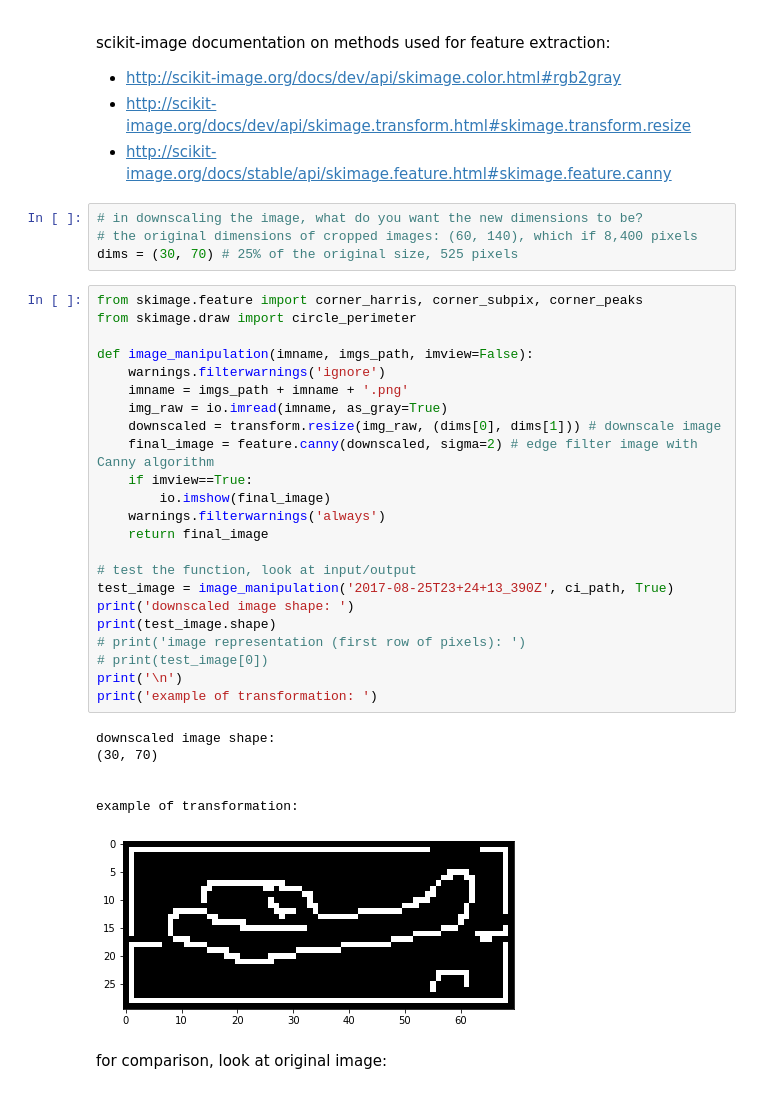
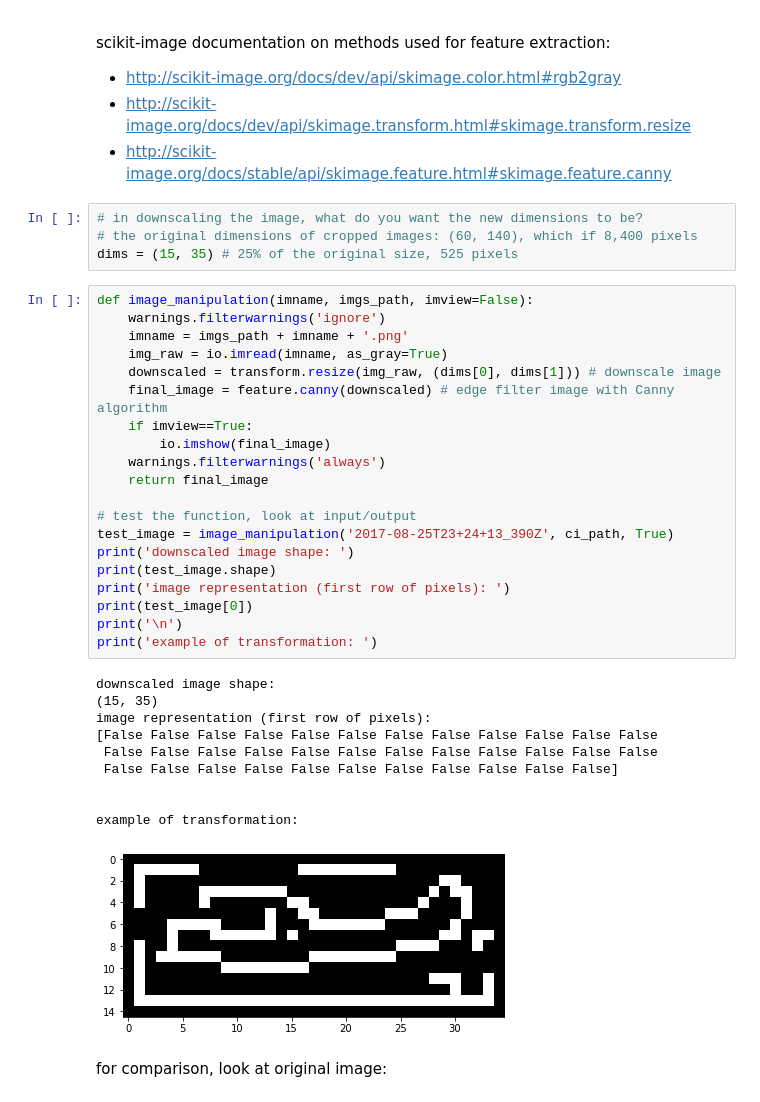
Before and after one commit to jeremy0dell/ml-2, a Jupyter notebook: planeimages_first_full_iteration.ipynb, the cells around one changed output. Cells and saved outputs as stored; diff of their text form.

```diff
--- a/planeimages_first_full_iteration.ipynb
+++ b/planeimages_first_full_iteration.ipynb
@@ -49,37 +49,38 @@ scikit-image documentation on methods used for feature extraction:
 # %%
 # in downscaling the image, what do you want the new dimensions to be?
 # the original dimensions of cropped images: (60, 140), which if 8,400 pixels
-dims = (30, 70) # 25% of the original size, 525 pixels
+dims = (15, 35) # 25% of the original size, 525 pixels
 # %%
-from skimage.feature import corner_harris, corner_subpix, corner_peaks
-from skimage.draw import circle_perimeter
-
 def image_manipulation(imname, imgs_path, imview=False):
     warnings.filterwarnings('ignore')
     imname = imgs_path + imname + '.png'
     img_raw = io.imread(imname, as_gray=True)
     downscaled = transform.resize(img_raw, (dims[0], dims[1])) # downscale image
-    final_image = feature.canny(downscaled, sigma=2) # edge filter image with Canny algorithm
+    final_image = feature.canny(downscaled) # edge filter image with Canny algorithm
     if imview==True:
         io.imshow(final_image)
     warnings.filterwarnings('always')
     return final_image
 
 # test the function, look at input/output
 test_image = image_manipulation('2017-08-25T23+24+13_390Z', ci_path, True)
 print('downscaled image shape: ')
 print(test_image.shape)
-# print('image representation (first row of pixels): ')
-# print(test_image[0])
+print('image representation (first row of pixels): ')
+print(test_image[0])
 print('\n')
 print('example of transformation: ')
 # %% [output]
 downscaled image shape:
-(30, 70)
+(15, 35)
+image representation (first row of pixels):
+[False False False False False False False False False False False False
+ False False False False False False False False False False False False
+ False False False False False False False False False False False]
 
 
 example of transformation:
-[figure, old version]
+[figure, new version]
 # %% [markdown]
 for comparison, look at original image:
 # %%
```
Also changed, not shown: parts of 16 cells of this notebook, 2 other files.
